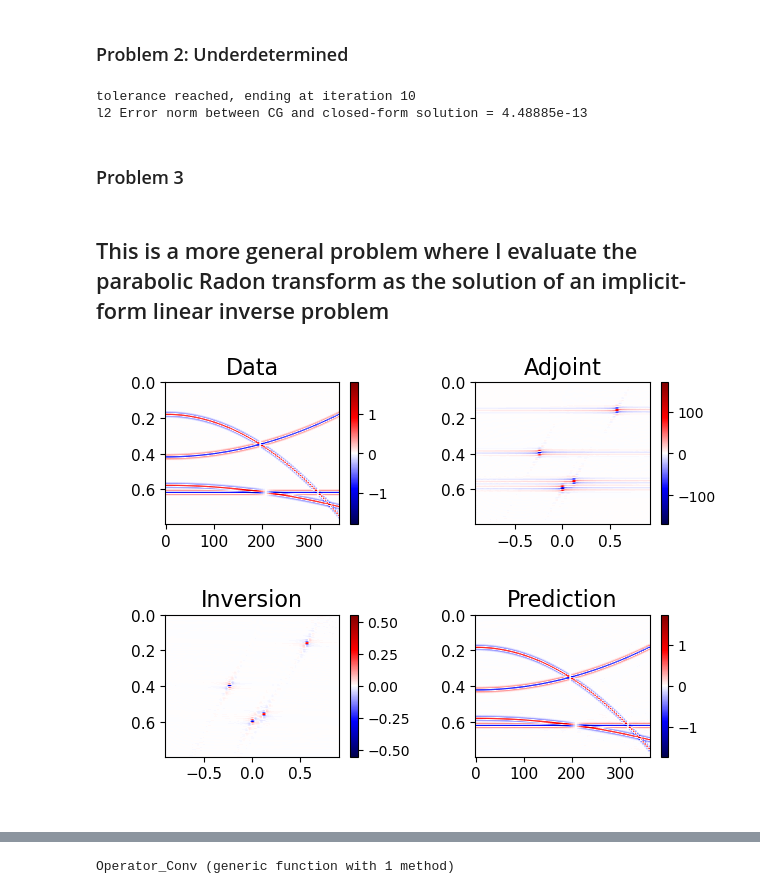
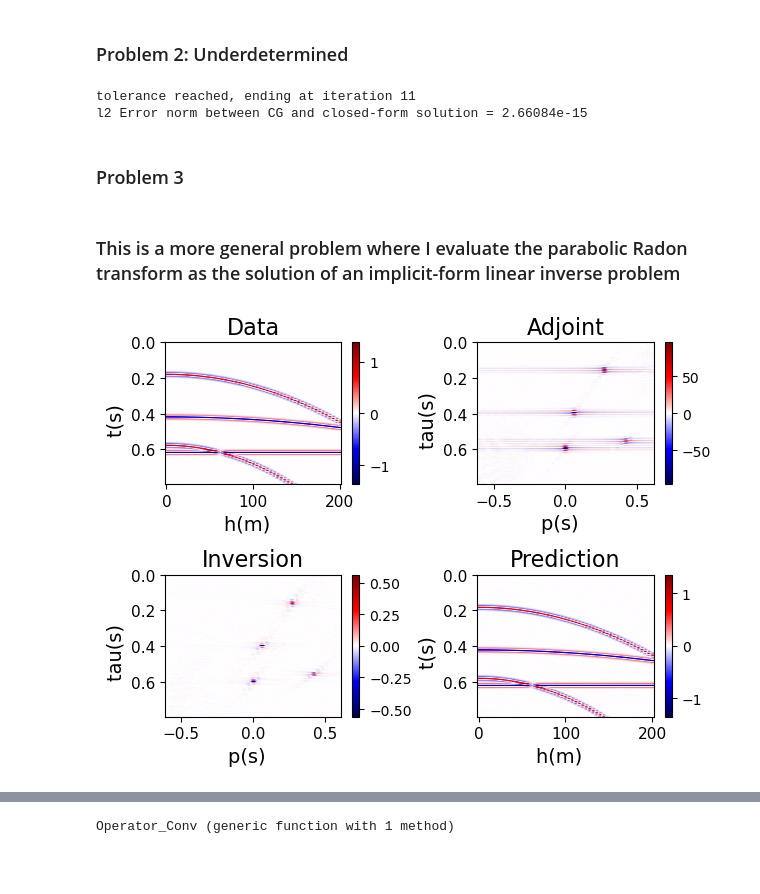
Before and after one commit to msacchi/SEP_lectures, a Jupyter notebook: ConjugateGradient_in_SeisReconstruction.ipynb, the cells around one changed output, grey strips where cells are left out. Saved outputs shown, nothing was run; the diff lists cells and outputs as text; code cells hidden in the pictures; blank space fills up the shorter version.

```diff
--- a/ConjugateGradient_in_SeisReconstruction.ipynb
+++ b/ConjugateGradient_in_SeisReconstruction.ipynb
@@ -77,7 +77,7 @@ y = MatrixMultiplyOp(x, false; matrix=A)
  operators = [MatrixMultiplyOp]
 parameters = [Dict(:matrix=>A)]
 
-μ = 4.0
+μ = 0.1
 
 xcg,cost =  ConjugateGradients(y,operators, parameters; Niter=M, mu=μ, tol=1.0e-5)
 
@@ -89,59 +89,60 @@ error = sum((xan-xcg).^2)
 
 @printf("l2 Error norm between CG and closed-form solution = %g\n", error)
 # %% [output]
-tolerance reached, ending at iteration 10
-l2 Error norm between CG and closed-form solution = 4.48885e-13
+tolerance reached, ending at iteration 11
+l2 Error norm between CG and closed-form solution = 2.66084e-15
 # %% [markdown]
 ### Problem 3
 # %% [markdown]
-## This is a more general problem where I evaluate the parabolic Radon transform as the solution of an implicit-form linear inverse problem
+### This is a more general problem where I evaluate the parabolic Radon transform as the solution of an implicit-form linear inverse problem
 # %%
 
 # Inverse problem crime to create a group of parabolic moveout events
  dh = 4.
  h0 = 0.
- h = collect(0:1:90)*dh
+ h = collect(0:1:50)*dh
  dp = 0.03
- p = collect(-30:1:30)*dp
+ p = collect(-20:1:20)*dp
  p0 = p[1]
 
  Par_R = Dict(:h=>h,:p=>p,:dt=>0.004,:transf=>"parab")
  m = zeros(200,length(p))
 
-    m[40,50]= 1.0
+     m[40,30]= 1.0
     m[100,23]=-1.0
-    m[150,31]=-1.0
+    m[150,21]=-1.0
     m[140,35]=1.0
 
 wave = Ricker(dt=0.004,f0=40)
 Par_W = Dict(:wavelet=>wave)
 
 # compute the data  d = W R m = L m
 
   d  = Operator_Conv(SeisRadon_tx(m,false;Par_R...),false;Par_W...)
 
 # compute the adjoint ma = R'W' d
 
   ma = SeisRadon_tx(Operator_Conv(d,true;Par_W...),true; Par_R...);
 
 # Damped least-squares solution via CG
 
-  mcg,cost =  ConjugateGradients(d, [Operator_Conv, SeisRadon_tx],[Par_W,Par_R]; Niter=20, mu=0.00001, tol=1.0e-5)
+  mcg,cost =  ConjugateGradients(d, [Operator_Conv, SeisRadon_tx],[Par_W,Par_R]; Niter=20, mu=00.1, tol=1.0e-5)
 
 # Prediction of the data from Radon panel
 
   dpred = Operator_Conv(SeisRadon_tx(mcg,false;Par_R...),false;Par_W...);
 
 
-subplot(221); SeisPlotTX(d,    dy=0.004, ox=h0, dx=dh, cmap="seismic",fignum=1,pclip=100,title="Data");colorbar()
+subplot(221); SeisPlotTX(d,    dy=0.004, ox=h0, dx=dh, cmap="seismic",fignum=1,pclip=100, xlabel="h(m)", ylabel="t(s)", title="Data");colorbar()
 
-subplot(222); SeisPlotTX(ma,   dy=0.004, ox=p0, dx=dp, cmap="seismic",fignum=1,pclip=100,title="Adjoint");colorbar()
+subplot(222); SeisPlotTX(ma,   dy=0.004, ox=p0, dx=dp, cmap="seismic",fignum=1,pclip=100, xlabel="p(s)", ylabel="tau(s)",title="Adjoint");colorbar()
 
-subplot(223); SeisPlotTX(mcg,  dy=0.004, ox=p0, dx=dp, cmap="seismic",fignum=1,pclip=100,title="Inversion");colorbar()
+subplot(223); SeisPlotTX(mcg,  dy=0.004, ox=p0, dx=dp, cmap="seismic",fignum=1,pclip=100, xlabel="p(s)", ylabel="tau(s)", title="Inversion");colorbar()
 
-subplot(224); SeisPlotTX(dpred,dy=0.004, ox=h0, dx=dh, cmap="seismic",fignum=1,pclip=100,title="Prediction");colorbar()
+subplot(224); SeisPlotTX(dpred,dy=0.004, ox=h0, dx=dh, cmap="seismic",fignum=1,pclip=100, xlabel="h(m)", ylabel="t(s)", title="Prediction");colorbar()
 
 tight_layout()
+savefig("./figs/parab_radon.png")
 # %% [output]
-[figure, old version]
+[figure, new version]
 # %%
```
Also changed, not shown: parts of 5 cells of this notebook, 4 other files.
